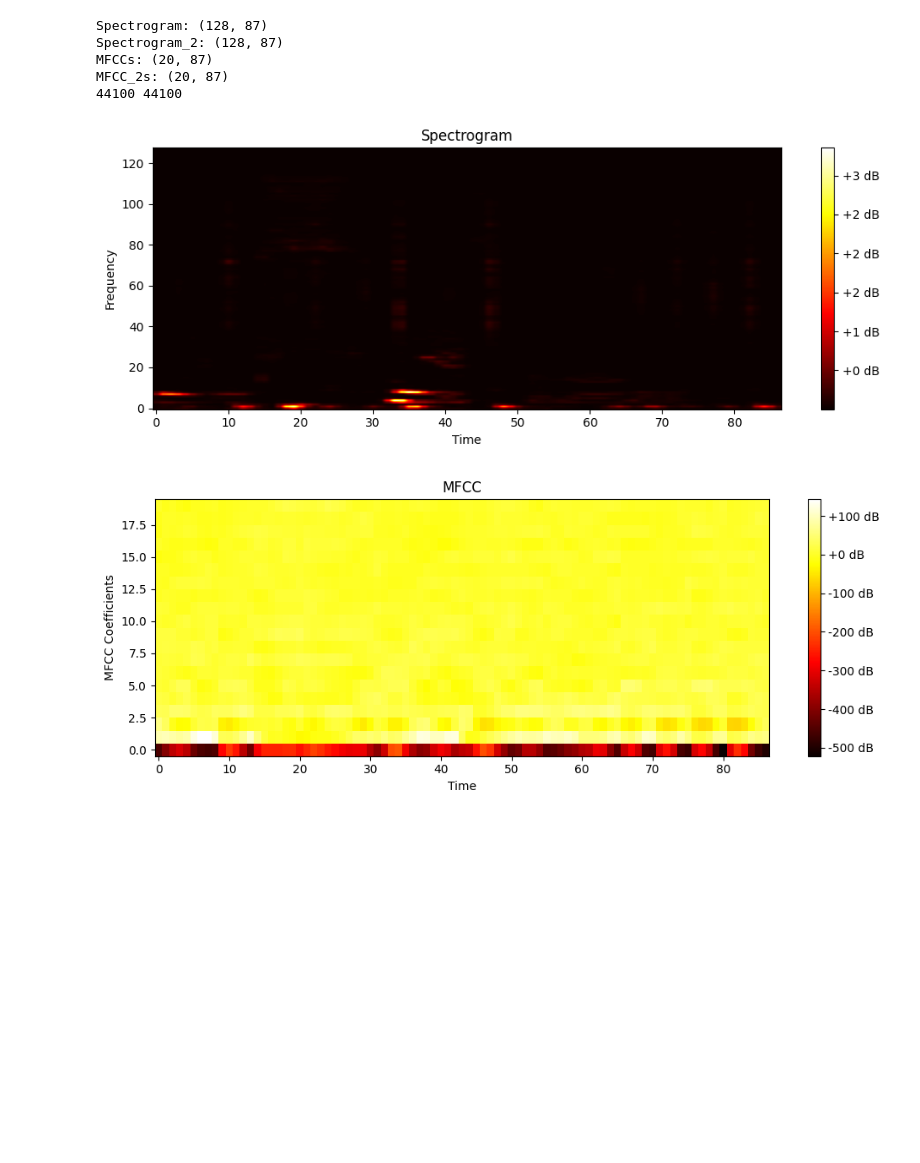
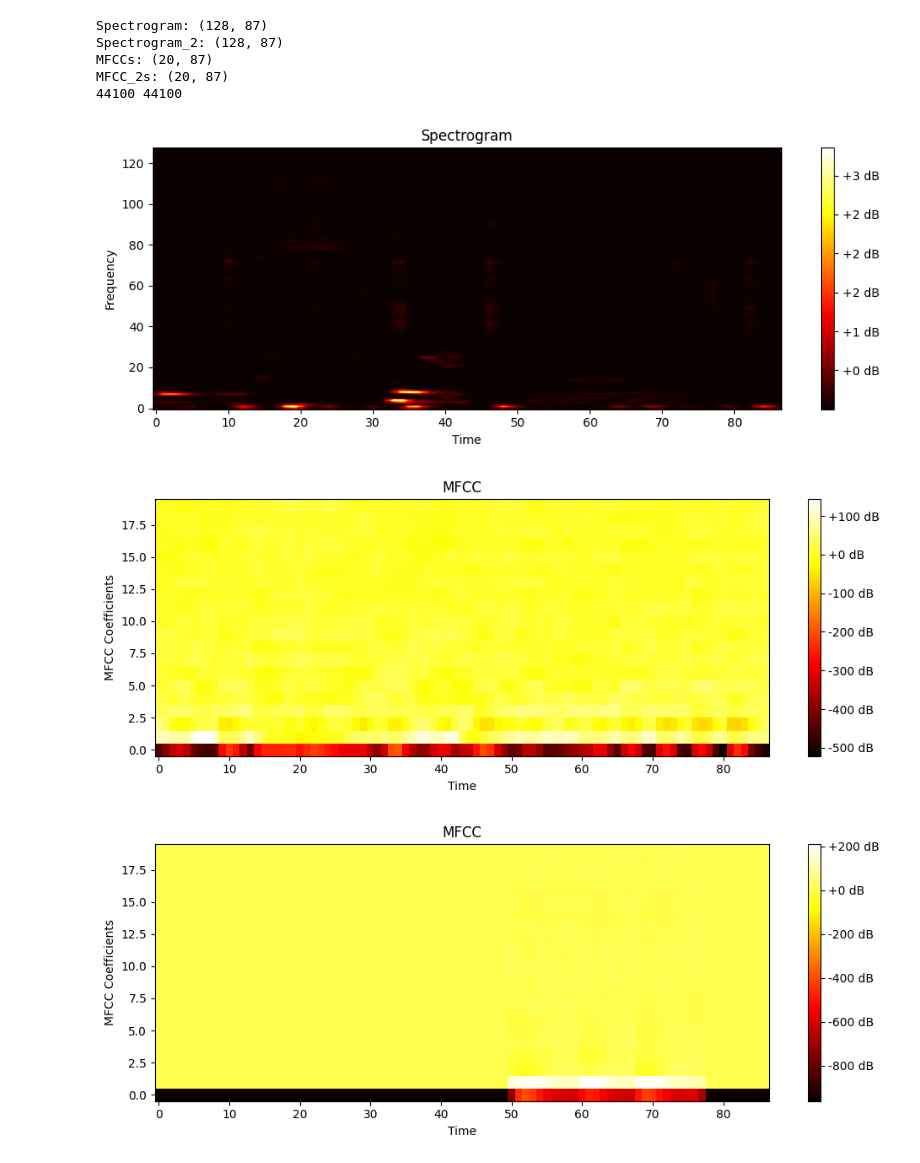
Before and after one commit to Billamw/Doorknock_NN, a Jupyter notebook: testing_librosa.ipynb, the cells around one changed output. Drawn from its saved outputs; the diff is of its cells as text; code cells hidden in the pictures; blank space fills up the shorter version.

```diff
--- a/testing_librosa.ipynb
+++ b/testing_librosa.ipynb
@@ -6,8 +6,8 @@ import matplotlib.pyplot as plt
 import soundfile as sf
 
 # Definieren der Variablen
-source_dir = "test_data/noise_2.wav"
-source_dir_2 = "path_to_output_directory/knock_3_var1.wav"
+source_dir = "data/noises/noise_2.wav"
+source_dir_2 = "data/knocks/knock_3_var1.wav"
 y, sr = librosa.load(source_dir)
 y_2, sr_2 = librosa.load(source_dir_2)
 
@@ -37,33 +37,34 @@ plt.show()
 # Plot the MFCC data
 plt.figure(figsize=(10, 4))
 plt.imshow(mfcc, cmap='hot', origin='lower', aspect='auto')
 plt.colorbar(format='%+2.0f dB')
 plt.title('MFCC')
 plt.xlabel('Time')
 plt.ylabel('MFCC Coefficients')
 plt.tight_layout()
 plt.show()
 
 # Plot the MFCC data
 plt.figure(figsize=(10, 4))
 plt.imshow(mfcc_2, cmap='hot', origin='lower', aspect='auto')
 plt.colorbar(format='%+2.0f dB')
 plt.title('MFCC')
 plt.xlabel('Time')
 plt.ylabel('MFCC Coefficients')
 plt.tight_layout()
 plt.show()
 
 overlapped_y = y + y_2
 sf.write("output.wav", overlapped_y, sr)
 # %% [output]
 Spectrogram: (128, 87)
 Spectrogram_2: (128, 87)
 MFCCs: (20, 87)
 MFCC_2s: (20, 87)
 44100 44100
 [figure]
 [figure]
+[figure, added]
 # %%
 import pandas as pd
 
```
Also changed, not shown: 2 other files.
